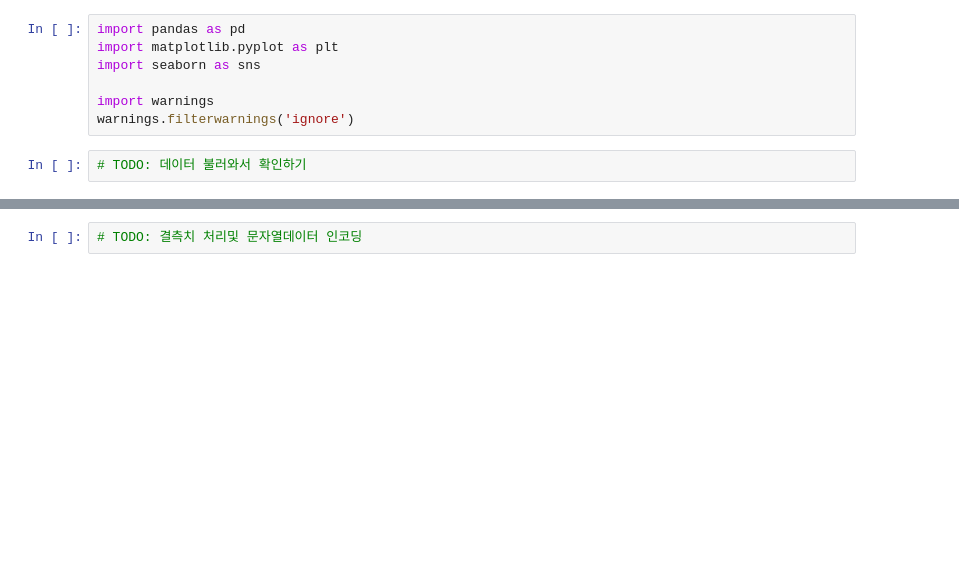
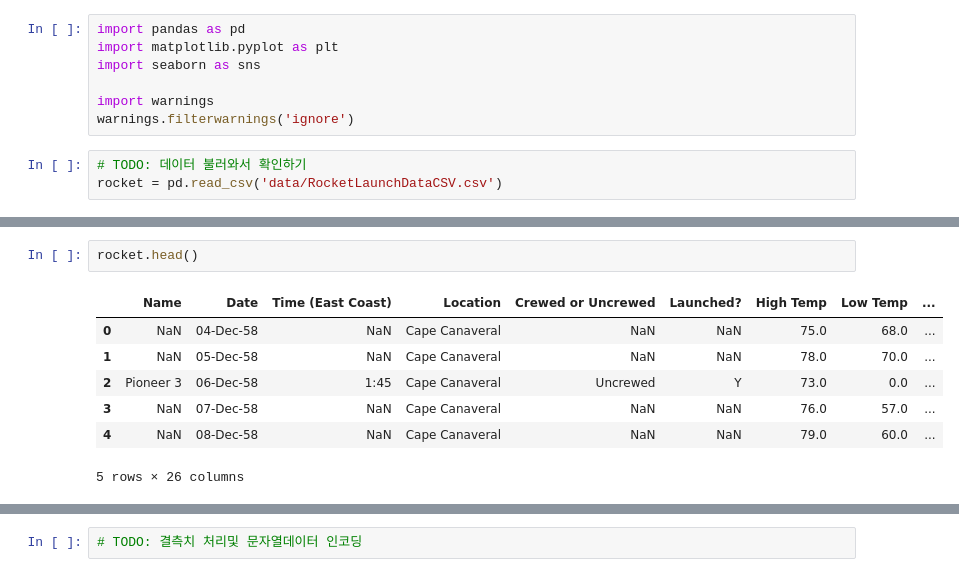
Before and after one commit to jiminxchris/pythonmlproject20260205, a Jupyter notebook: 04_RocketLaunch.ipynb, the cells around one changed output, grey strips where cells are left out. Drawn from its saved outputs; the diff is of its cells as text; blank space fills up the shorter version.

```diff
--- a/04_RocketLaunch.ipynb
+++ b/04_RocketLaunch.ipynb
@@ -7,3 +7,4 @@ import warnings
 warnings.filterwarnings('ignore')
 # %%
 # TODO: 데이터 불러와서 확인하기
+rocket = pd.read_csv('data/RocketLaunchDataCSV.csv')
@@ -9,0 +31,10 @@ warnings.filterwarnings('ignore')
+# %%
+rocket.head()
+# %% [output]
+|  | Name | Date | Time (East Coast) | Location | Crewed or Uncrewed | Launched? | High Temp | Low Temp | ... |
+| 0 | NaN | 04-Dec-58 | NaN | Cape Canaveral | NaN | NaN | 75.0 | 68.0 | ... |
+| 1 | NaN | 05-Dec-58 | NaN | Cape Canaveral | NaN | NaN | 78.0 | 70.0 | ... |
+| 2 | Pioneer 3 | 06-Dec-58 | 1:45 | Cape Canaveral | Uncrewed | Y | 73.0 | 0.0 | ... |
+| 3 | NaN | 07-Dec-58 | NaN | Cape Canaveral | NaN | NaN | 76.0 | 57.0 | ... |
+| 4 | NaN | 08-Dec-58 | NaN | Cape Canaveral | NaN | NaN | 79.0 | 60.0 | ... |
+5 rows × 26 columns
```
Also changed, not shown: parts of 29 cells of this notebook, 1 other file.
